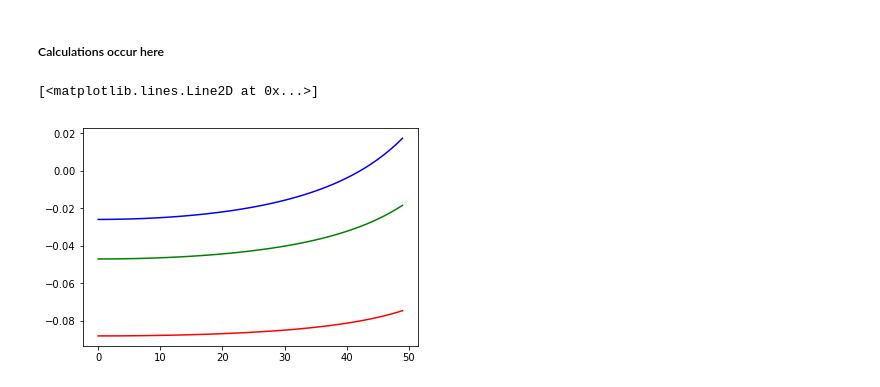
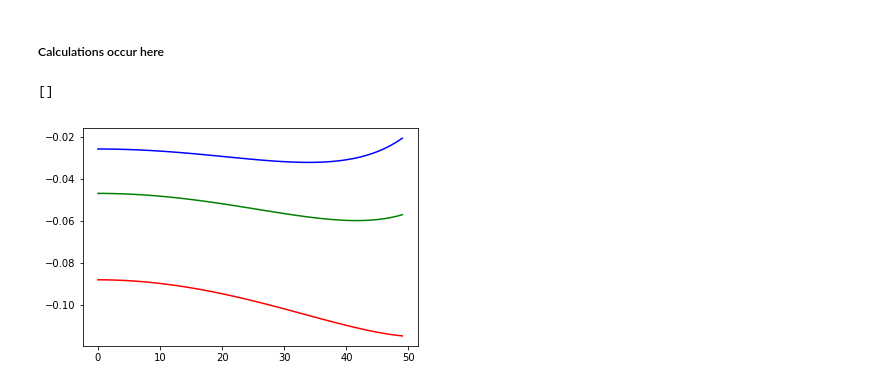
Before and after one commit to tccw/geotools, a Jupyter notebook: FluidSubstitution.ipynb, the cells around one changed output. Cells and saved outputs as stored; diff of their text form; code cells hidden in the pictures.

```diff
--- a/FluidSubstitution.ipynb
+++ b/FluidSubstitution.ipynb
@@ -25,7 +65,7 @@ rhoflGas = 295 # dry gas kg/m^3 (@ 10,500 psi and 360 K)
 resThickness = 100 # thickness in meters
 
 # encasing rock properties
-vpEncase, vsEncase, rhobEncase = 3350,1800,2500
+vpEncase, vsEncase, rhobEncase = 3350,1700,2500
 
 # Wavelet Parameters
 wvlt_type = 'ricker'  # Valid values: 'ricker' or 'bandpass'
@@ -49,11 +89,16 @@ thetaMax = 50
 ##### Useful functions
 # %%
 def basicFluidSub(vpInSitu,vsInSitu,rhoInSitu,Kmineral,Kfl1,Kfl2,rhofl1,rhofl2):
-    # step 1
+
+    # From Avseth, 2006
+    # Avseth, Per; Mukerji, Tapan; Mavko, Gary.
+    # Quantitative Seismic Interpretation: Applying Rock Physics Tools to Reduce Interpretation Risk
+
+    # Step 1: Extract the dynamic bulk and shear moduli from vp, vs, and rhob
     Ksat1 = (rhoInSitu*(vpInSitu**2 - (4/3)*vsInSitu**2)) # put in GPa
     muSat1 = rhoInSitu * vsInSitu**2
 
-    # step 2
+    # Step 2: Apply gassma
     sat = Ksat1 / (Kmineral - Ksat1)
     fluid1 = Kfl1 / (phi*(Kmineral - Kfl1))
     fluid2 = Kfl2 / (phi*(Kmineral - Kfl2))
@@ -72,7 +117,7 @@ def basicFluidSub(vpInSitu,vsInSitu,rhoInSitu,Kmineral,Kfl1,Kfl2,rhofl1,rhofl2):
     vpNew = np.sqrt(M / rhob2)
     vsNew = np.sqrt(muSat2 / rhob2)
 
-    return vpNew, vsNew, rhob2, Ksat1, Ksat2, muSat1, muSat2
+    return vpNew, vsNew, rhob2
 
 # Full Zoeppritz Rpp and Rps from Aki and Richards 1980 derivation
 # Can take an array as input
@@ -101,7 +146,7 @@ def zoeRppRps(vp,vs,rho,thetaMax,RppCalc = True, RpsCalc = True):
         return np.real(Rpp)
     if RpsCalc == True:
         Rps = (1/(vs[0]*D)) * (-2*(np.cos(theta1)/vp[0]) * (a*b + c*d*((np.cos(theta2)*np.cos(phi2))/(vp[1]*vs[0]))*p*vp[0]))
-        return np.real(Rps)
+        return np.real(Rps),p
 
 
 def plot_vawig(axhdl, data, t, excursion, highlight=None):
@@ -320,9 +385,12 @@ for i in np.arange(len(z_int)):
 #    syn_buf = list(syn_buf)
 #    syn_zoep_pp.append(syn_buf)
 # %%
+#plt.plot(zoeRppRps(vpInSitu,vsInSitu,rhobInSitu,thetaMax,RppCalc = True, RpsCalc = False),'k')
 plt.plot(np.array(RppTop[0]).T,color='b')
 plt.plot(np.array(RppTop[1]).T, color='g')
 plt.plot(np.array(RppTop[2]).T, color = 'r')
+#plt.plot(zoeRppRps(vpInSitu2,vsInSitu2,rhobInSitu2,thetaMax,RppCalc=True,RpsCalc=False),'k')
+plt.plot()
 # %% [output]
-[<matplotlib.lines.Line2D at 0x...>]
+[]
-[figure, old version]
+[figure, new version]
```
Also changed, not shown: parts of 4 cells of this notebook, 1 other file.
